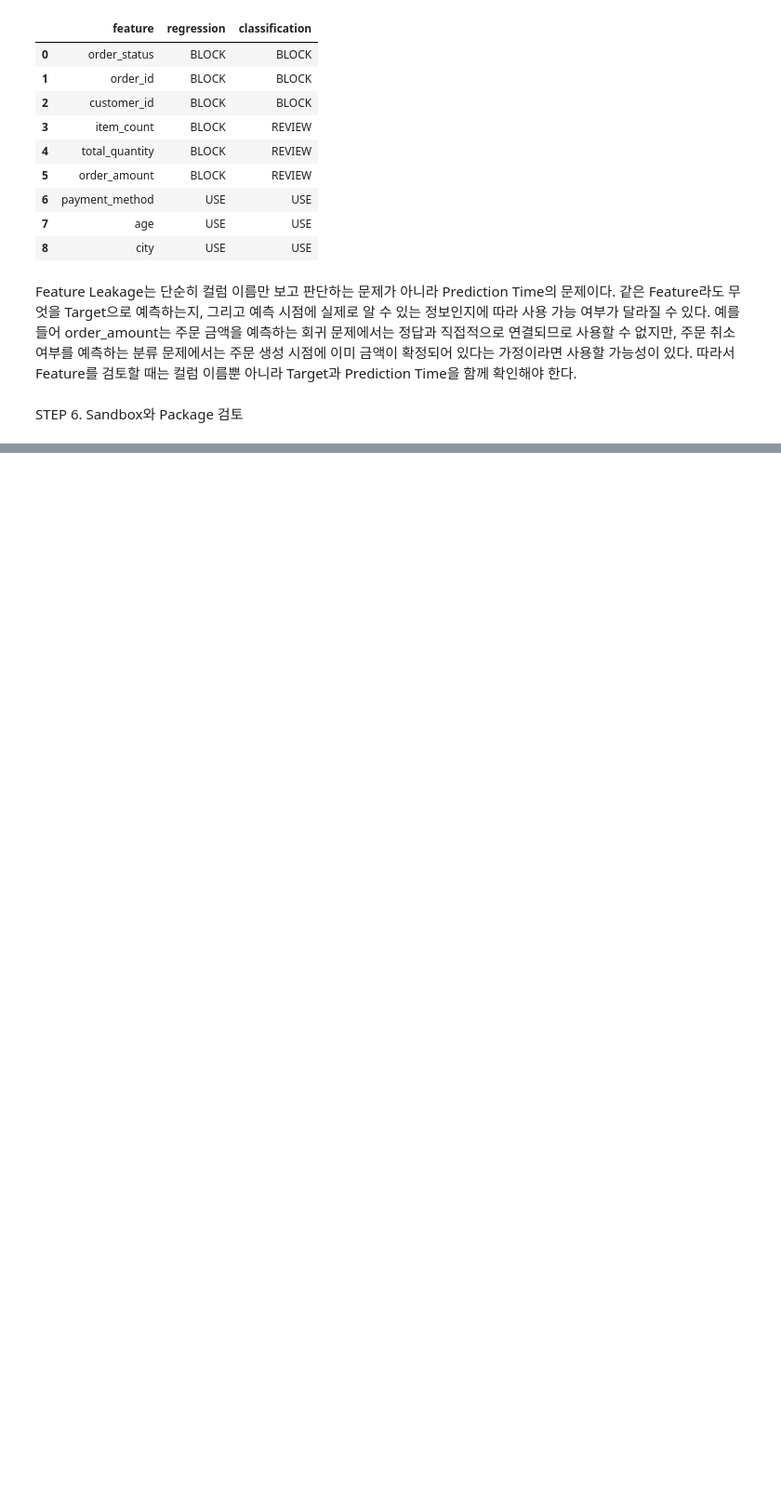
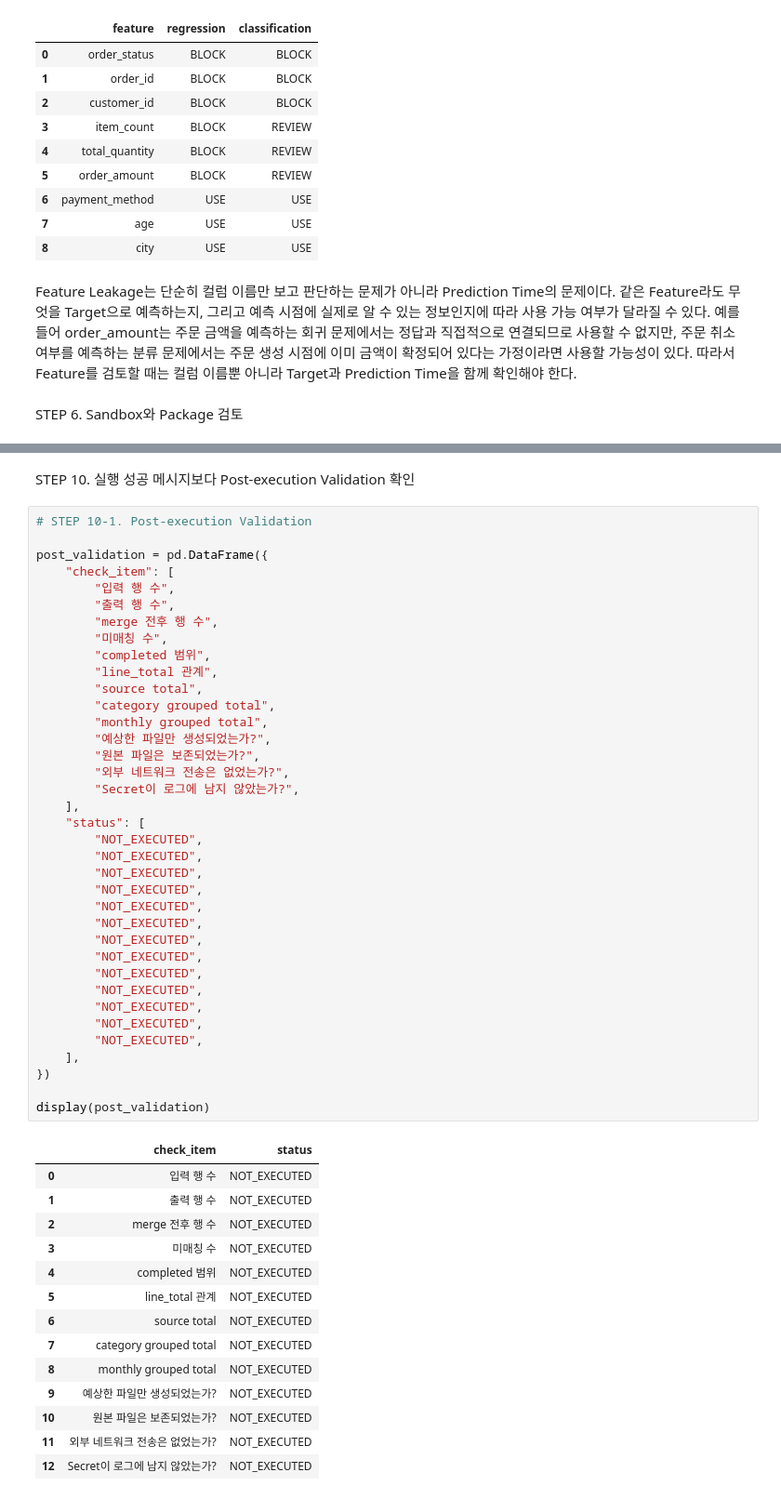
Before and after one commit to hiju200208-png/llm-data-analysis-course, a Jupyter notebook: chapter12/chapter12.ipynb, the cells around one changed output, grey strips where cells are left out. Shown at 93% size. Drawn from its saved outputs; the diff is of its cells as text; blank space fills up the shorter version.

```diff
--- a/chapter12/chapter12.ipynb
+++ b/chapter12/chapter12.ipynb
@@ -1161,0 +1517,54 @@ STEP 6. Sandbox와 Package 검토
+# %% [markdown]
+STEP 10. 실행 성공 메시지보다 Post-execution Validation 확인
+# %%
+# STEP 10-1. Post-execution Validation
+
+post_validation = pd.DataFrame({
+    "check_item": [
+        "입력 행 수",
+        "출력 행 수",
+        "merge 전후 행 수",
+        "미매칭 수",
+        "completed 범위",
+        "line_total 관계",
+        "source total",
+        "category grouped total",
+        "monthly grouped total",
+        "예상한 파일만 생성되었는가?",
+        "원본 파일은 보존되었는가?",
+        "외부 네트워크 전송은 없었는가?",
+        "Secret이 로그에 남지 않았는가?",
+    ],
+    "status": [
+        "NOT_EXECUTED",
+        "NOT_EXECUTED",
+        "NOT_EXECUTED",
+        "NOT_EXECUTED",
+        "NOT_EXECUTED",
+        "NOT_EXECUTED",
+        "NOT_EXECUTED",
+        "NOT_EXECUTED",
+        "NOT_EXECUTED",
+        "NOT_EXECUTED",
+        "NOT_EXECUTED",
+        "NOT_EXECUTED",
+        "NOT_EXECUTED",
+    ],
+})
+
+display(post_validation)
+# %% [output]
+|  | check_item | status |
+| 0 | 입력 행 수 | NOT_EXECUTED |
+| 1 | 출력 행 수 | NOT_EXECUTED |
+| 2 | merge 전후 행 수 | NOT_EXECUTED |
+| 3 | 미매칭 수 | NOT_EXECUTED |
+| 4 | completed 범위 | NOT_EXECUTED |
+| 5 | line_total 관계 | NOT_EXECUTED |
+| 6 | source total | NOT_EXECUTED |
+| 7 | category grouped total | NOT_EXECUTED |
+| 8 | monthly grouped total | NOT_EXECUTED |
+| 9 | 예상한 파일만 생성되었는가? | NOT_EXECUTED |
+| 10 | 원본 파일은 보존되었는가? | NOT_EXECUTED |
+| 11 | 외부 네트워크 전송은 없었는가? | NOT_EXECUTED |
+| 12 | Secret이 로그에 남지 않았는가? | NOT_EXECUTED |
```
Also changed, not shown: parts of 25 cells of this notebook, 1 other file.
